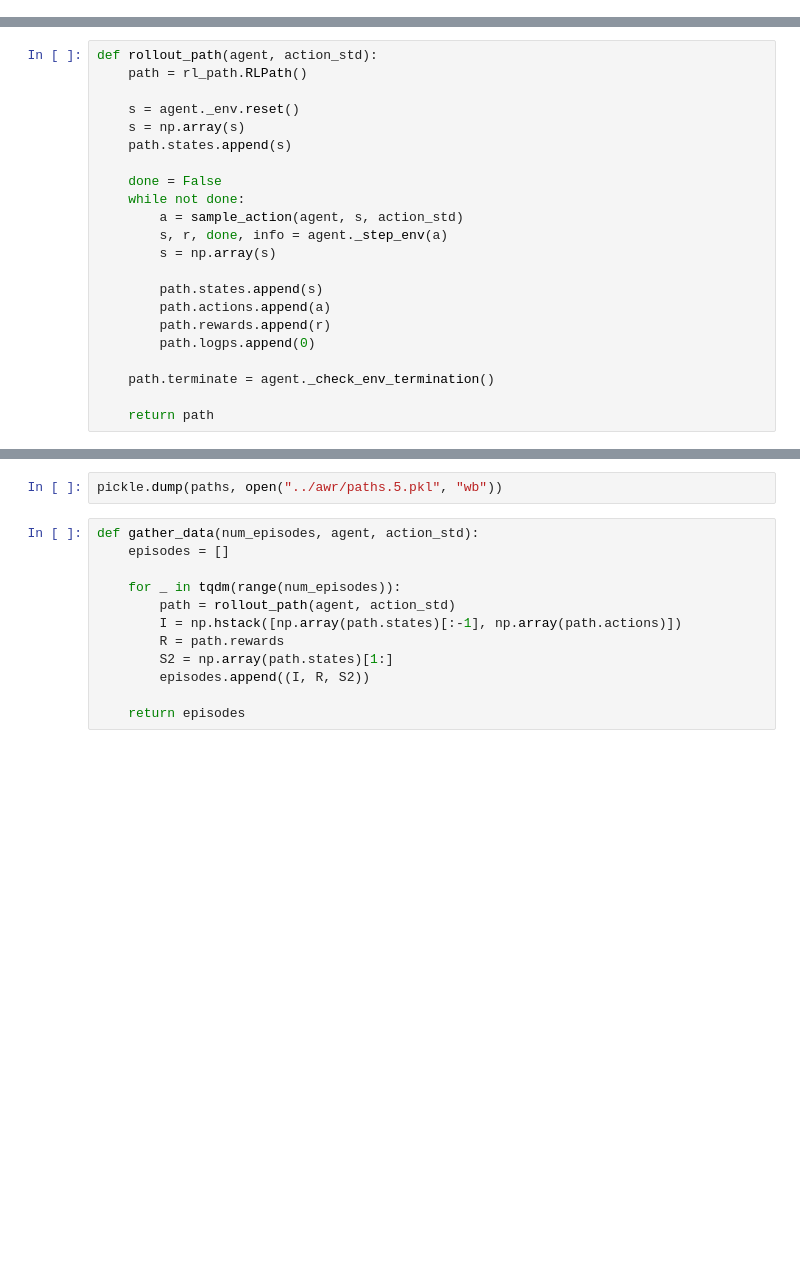
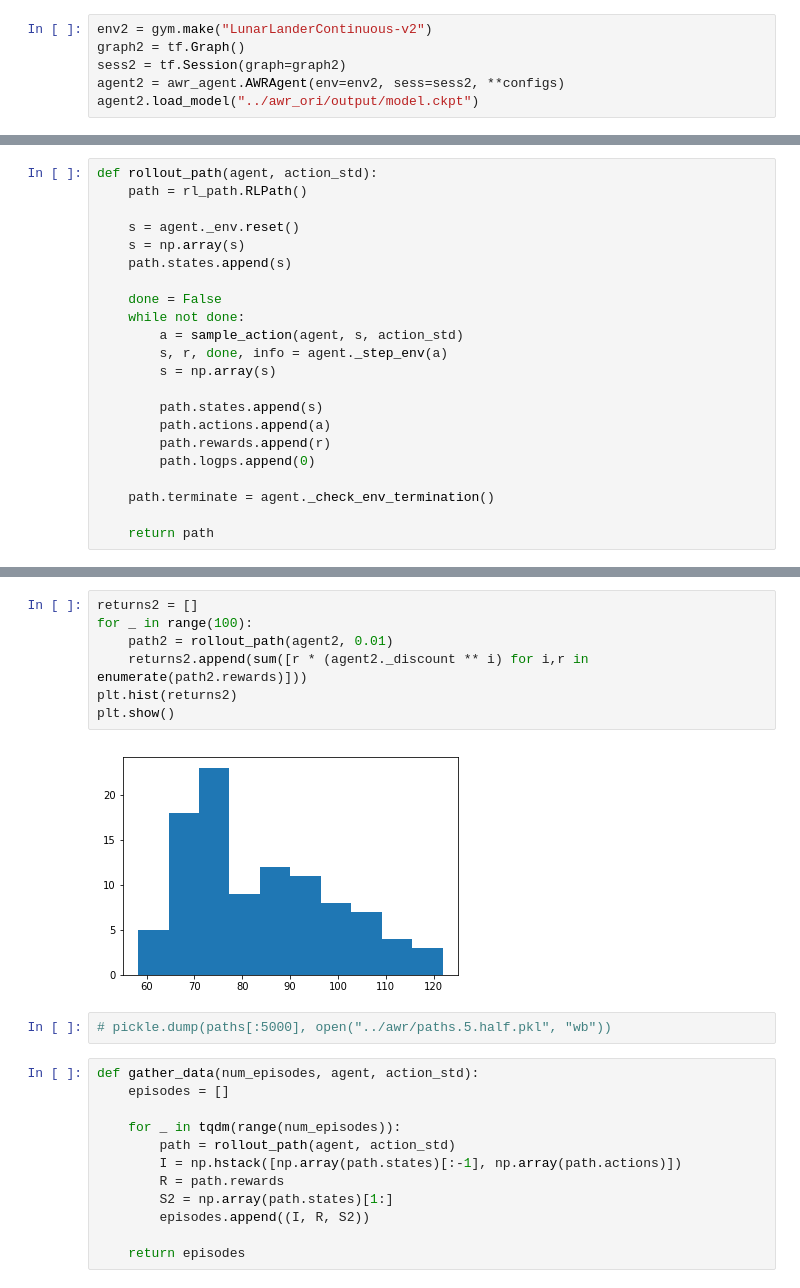
Before and after one commit to JKinx/awr, a Jupyter notebook: lunar_lander.ipynb, the cells around one changed output, grey strips where cells are left out. Cells and saved outputs as stored; diff of their text form; blank space fills up the shorter version.

```diff
--- a/lunar_lander.ipynb
+++ b/lunar_lander.ipynb
@@ -25,0 +25,6 @@ Model loaded from: output/model.ckpt
+# %%
+env2 = gym.make("LunarLanderContinuous-v2")
+graph2 = tf.Graph()
+sess2 = tf.Session(graph=graph2)
+agent2 = awr_agent.AWRAgent(env=env2, sess=sess2, **configs)
+agent2.load_model("../awr_ori/output/model.ckpt")
@@ -83,5 +85,14 @@ NotebookApp.rate_limit_window=3.0 (secs)
+# %%
+returns2 = []
+for _ in range(100):
+    path2 = rollout_path(agent2, 0.01)
+    returns2.append(sum([r * (agent2._discount ** i) for i,r in enumerate(path2.rewards)]))
+plt.hist(returns2)
+plt.show()
+# %% [output]
+[figure, added]
 # %%
-pickle.dump(paths, open("../awr/paths.5.pkl", "wb"))
+# pickle.dump(paths[:5000], open("../awr/paths.5.half.pkl", "wb"))
 # %%
 def gather_data(num_episodes, agent, action_std):
     episodes = []
```
Also changed, not shown: parts of 5 cells of this notebook.
